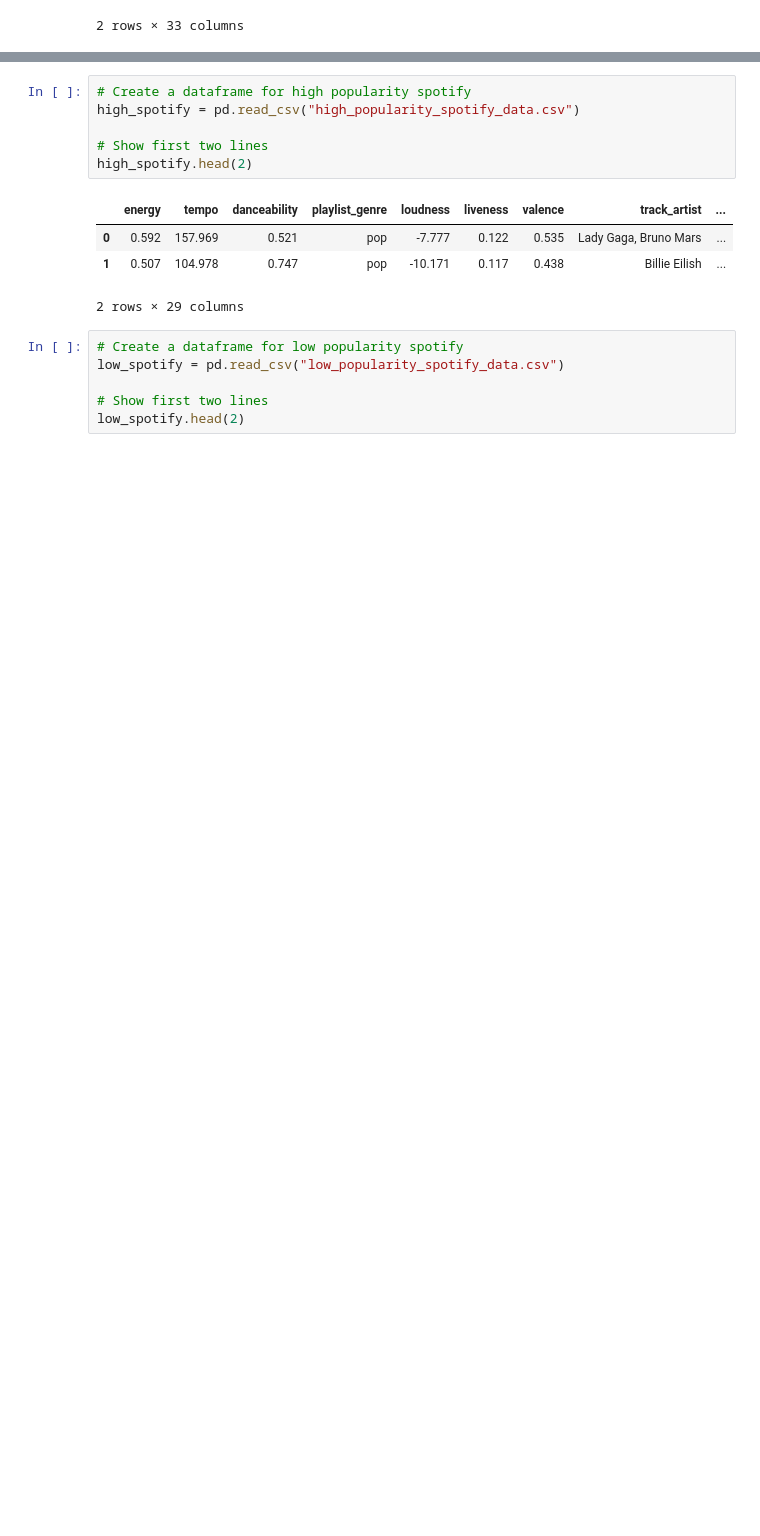
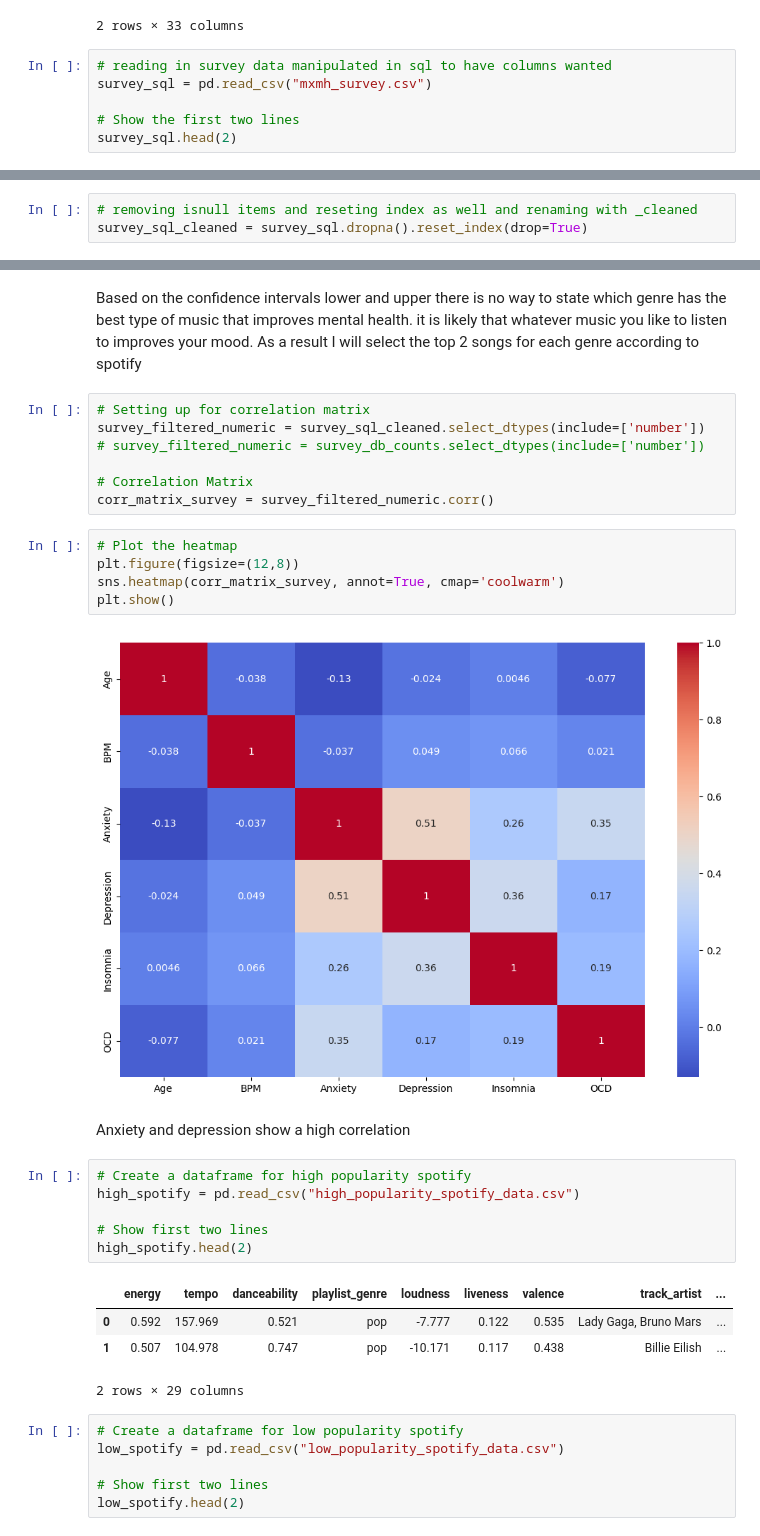
Before and after one commit to luckycarms/Music, a Jupyter notebook: music.ipynb, the cells around one changed output, grey strips where cells are left out. Drawn from its saved outputs; the diff is of its cells as text; blank space fills up the shorter version.

Commit message:
updates to music jupyter notebook. Removed additional notebooks that did not add value

```diff
--- a/music.ipynb
+++ b/music.ipynb
@@ -24,3 +39,9 @@ survey.head(2)
 | 0 | 8/27/2022 19:29:02 | 18.0 | Spotify | 3.0 | Yes | Yes | Yes | ... |
 | 1 | 8/27/2022 19:57:31 | 63.0 | Pandora | 1.5 | Yes | No | No | ... |
 2 rows × 33 columns
+# %%
+# reading in survey data manipulated in sql to have columns wanted
+survey_sql = pd.read_csv("mxmh_survey.csv")
+
+# Show the first two lines
+survey_sql.head(2)
@@ -26,0 +71,3 @@ survey.head(2)
+# %%
+# removing isnull items and reseting index as well and renaming with _cleaned
+survey_sql_cleaned = survey_sql.dropna().reset_index(drop=True)
@@ -27,3 +172,21 @@ survey.head(2)
+# %% [markdown]
+Based on the confidence intervals lower and upper there is no way to state which genre has the best type of music that improves mental health. it is likely that whatever music you like to listen to improves your mood. As a result I will select the top 2 songs for each genre according to spotify
+# %%
+# Setting up for correlation matrix
+survey_filtered_numeric = survey_sql_cleaned.select_dtypes(include=['number'])
+# survey_filtered_numeric = survey_db_counts.select_dtypes(include=['number'])
+
+# Correlation Matrix
+corr_matrix_survey = survey_filtered_numeric.corr()
+# %%
+# Plot the heatmap
+plt.figure(figsize=(12,8))
+sns.heatmap(corr_matrix_survey, annot=True, cmap='coolwarm')
+plt.show()
+# %% [output]
+[figure, added]
+# %% [markdown]
+Anxiety and depression show a high correlation
 # %%
 # Create a dataframe for high popularity spotify
 high_spotify = pd.read_csv("high_popularity_spotify_data.csv")
```
Also changed, not shown: parts of 58 cells of this notebook, 5 other files.
